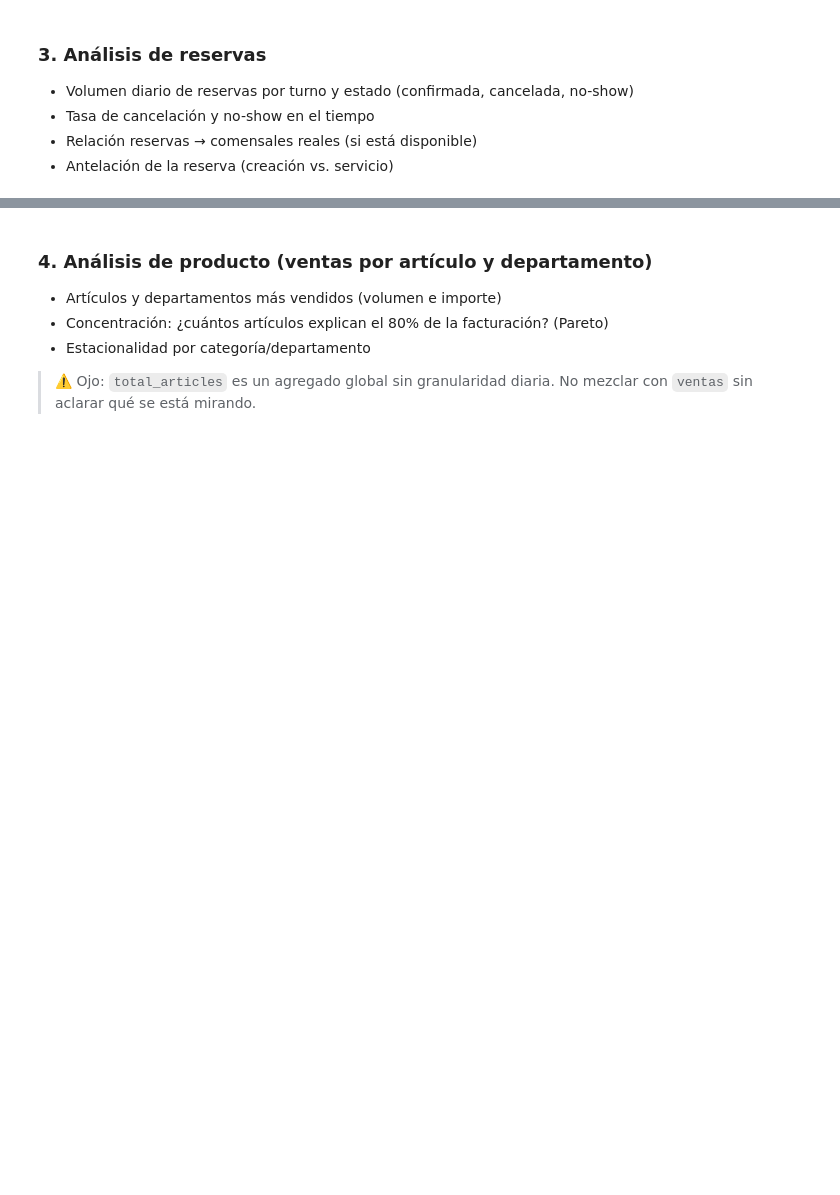
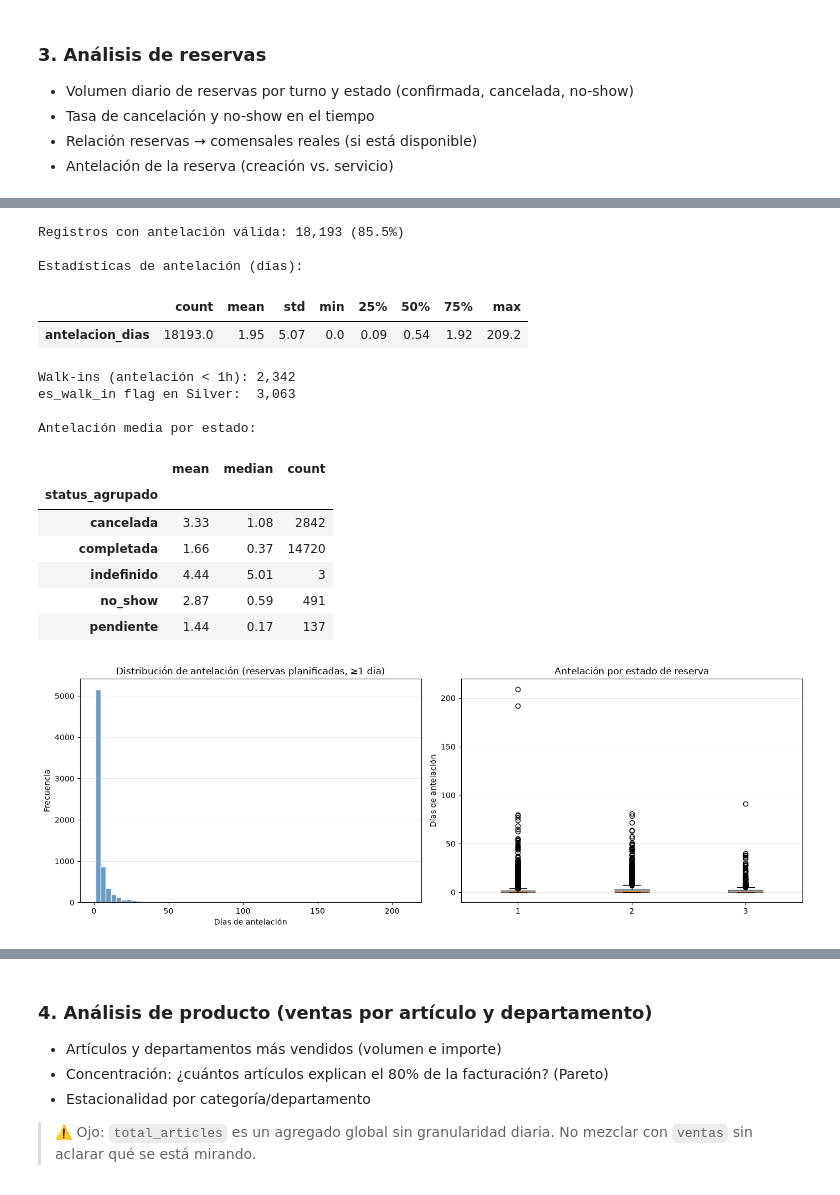
Before and after one commit to Joaquindam/TFM-Hosteleria-AI, a Jupyter notebook: notebooks/03_EDA.ipynb, the cells around one changed output, grey strips where cells are left out. Cells and saved outputs as stored; diff of their text form; code cells hidden in the pictures; blank space fills up the shorter version.

```diff
--- a/notebooks/03_EDA.ipynb
+++ b/notebooks/03_EDA.ipynb
@@ -467,0 +727,79 @@ Se identifican 67 tickets (1,00%) por encima del umbral de 400€ (Percentil 99)
+# %%
+# Antelación = reservation_datetime - created_datetime
+# Mide cuántos días antes se hace la reserva respecto al servicio
+
+df_reservas['antelacion_dias'] = (
+    df_reservas['reservation_datetime'] - df_reservas['created_datetime']
+).dt.total_seconds() / 86400
+
+# Descartamos antelaciones negativas (errores de registro) y > 365 días
+antelacion_valida = df_reservas[
+    (df_reservas['antelacion_dias'] >= 0) &
+    (df_reservas['antelacion_dias'] <= 365)
+].copy()
+
+print(f"Registros con antelación válida: {len(antelacion_valida):,} "
+      f"({len(antelacion_valida)/len(df_reservas)*100:.1f}%)")
+print()
+print("Estadísticas de antelación (días):")
+display(antelacion_valida['antelacion_dias'].describe().round(2).to_frame().T)
+
+# Walk-ins: antelación < 1 hora (reserva y servicio el mismo momento)
+walk_ins_real = (antelacion_valida['antelacion_dias'] < 1/24).sum()
+print(f"\nWalk-ins (antelación < 1h): {walk_ins_real:,}")
+print(f"es_walk_in flag en Silver:  {df_reservas['es_walk_in'].sum():,}")
+
+fig, axes = plt.subplots(1, 2, figsize=(14, 5))
+
+# Histograma de antelación (sin walk-ins para no distorsionar)
+reservas_planificadas = antelacion_valida[antelacion_valida['antelacion_dias'] >= 1]
+axes[0].hist(reservas_planificadas['antelacion_dias'], bins=60,
+             color='steelblue', alpha=0.8, edgecolor='white')
+axes[0].set_title('Distribución de antelación (reservas planificadas, ≥1 día)')
+axes[0].set_xlabel('Días de antelación')
+axes[0].set_ylabel('Frecuencia')
+axes[0].grid(axis='y', alpha=0.3)
+
+# Antelación media por estado — ¿cancelan antes o después?
+antelacion_por_status = (
+    antelacion_valida
+    .groupby('status_agrupado')['antelacion_dias']
+    .agg(['mean','median','count'])
+    .round(2)
+)
+print("\nAntelación media por estado:")
+display(antelacion_por_status)
+
+# Boxplot antelación por estado
+data_box = [
+    antelacion_valida.loc[antelacion_valida['status_agrupado'] == s, 'antelacion_dias'].values
+    for s in ['completada', 'cancelada', 'no_show']
+]
+axes[1].boxplot(data_box, label=['Completada', 'Cancelada', 'No-show'],
+                patch_artist=True,
+                boxprops=dict(facecolor='steelblue', alpha=0.6))
+axes[1].set_title('Antelación por estado de reserva')
+axes[1].set_ylabel('Días de antelación')
+axes[1].grid(axis='y', alpha=0.3)
+
+plt.tight_layout()
+plt.savefig(FIGURES_DIR / 'reservas_antelacion.png', dpi=150, bbox_inches='tight')
+plt.show()
+# %% [output]
+Registros con antelación válida: 18,193 (85.5%)
+
+Estadísticas de antelación (días):
+|  | count | mean | std | min | 25% | 50% | 75% | max |
+| antelacion_dias | 18193.0 | 1.95 | 5.07 | 0.0 | 0.09 | 0.54 | 1.92 | 209.2 |
+Walk-ins (antelación < 1h): 2,342
+es_walk_in flag en Silver:  3,063
+
+Antelación media por estado:
+|  | mean | median | count |
+| status_agrupado |  |  |  |
+| cancelada | 3.33 | 1.08 | 2842 |
+| completada | 1.66 | 0.37 | 14720 |
+| indefinido | 4.44 | 5.01 | 3 |
+| no_show | 2.87 | 0.59 | 491 |
+| pendiente | 1.44 | 0.17 | 137 |
+[figure, added]
```
Also changed, not shown: parts of 56 cells of this notebook, 21 other files.
